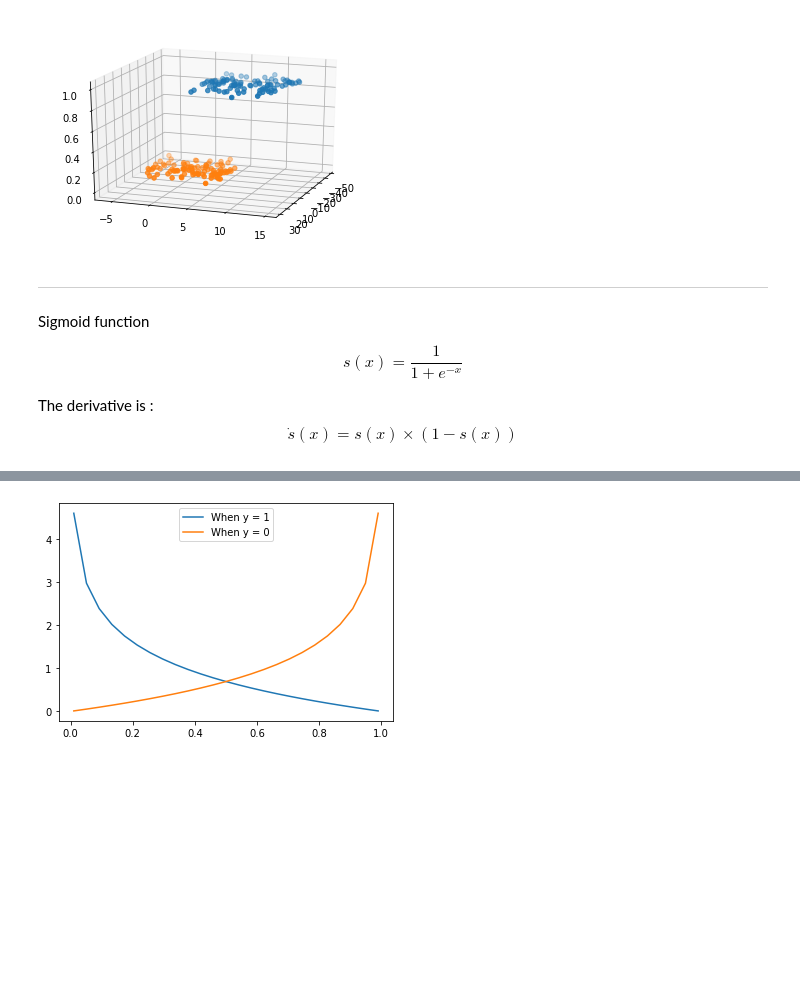
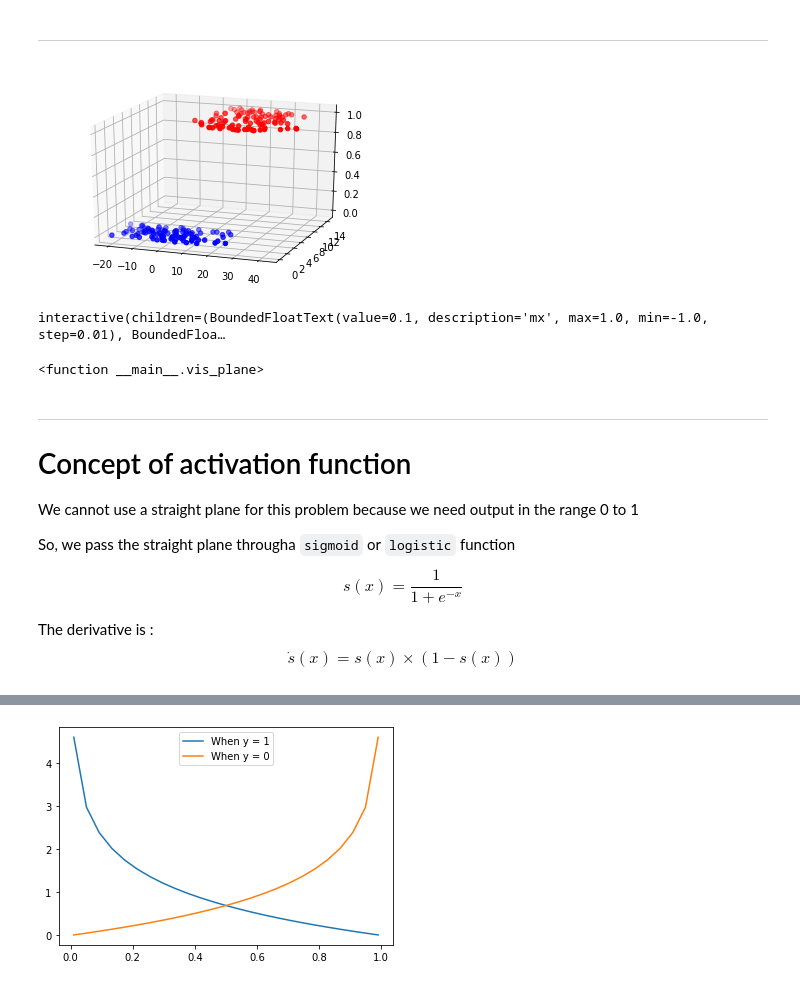
Before and after one commit to Ashwin-Rajesh/PyTorch_IEEE_2021, a Jupyter notebook: 2_LogisticRegression.ipynb, the cells around one changed output, grey strips where cells are left out. Drawn from its saved outputs; the diff is of its cells as text; code cells hidden in the pictures; blank space fills up the shorter version.

````diff
--- a/2_LogisticRegression.ipynb
+++ b/2_LogisticRegression.ipynb
@@ -26,15 +132,30 @@ plt.show()
+# %% [markdown]
+---
 # %%
 fig = plt.figure()
 ax = fig.add_subplot(projection="3d")
 
-ax.scatter(x1, y1, np.ones_like(x1))
-ax.scatter(x0, y0, np.zeros_like(x0))
-ax.view_init(20, 20)
+ax.scatter(x1, y1, np.ones_like(x1), color="r", label="Category 1")
+ax.scatter(x0, y0, np.zeros_like(x0), color="b", label="Category 0")
+ax.view_init(20, -70)
 # %% [output]
-[figure, old version]
+[figure, new version]
+# %%
+interact(vis_plane,
+         mx = widgets.BoundedFloatText(min=-1, max=1, value=0.1, step=0.01),
+         my = widgets.BoundedFloatText(min=-1, max=11, value=0.1, step=0.01),
+         b = widgets.BoundedFloatText(min=-5, max=5, value=0, step=0.01),
+         show_points=True)
+# %% [output]
+interactive(children=(BoundedFloatText(value=0.1, description='mx', max=1.0, min=-1.0, step=0.01), BoundedFloa…
+<function __main__.vis_plane>
 # %% [markdown]
 ---
-Sigmoid function
+# Concept of activation function
+
+We cannot use a straight plane for this problem because we need output in the range 0 to 1
+
+So, we pass the straight plane througha ```sigmoid``` or ```logistic``` function
 
 \\[ s(x) = \frac{1}{1 + e^{-x}} \\]
 
````
Also changed, not shown: parts of 22 cells of this notebook.
